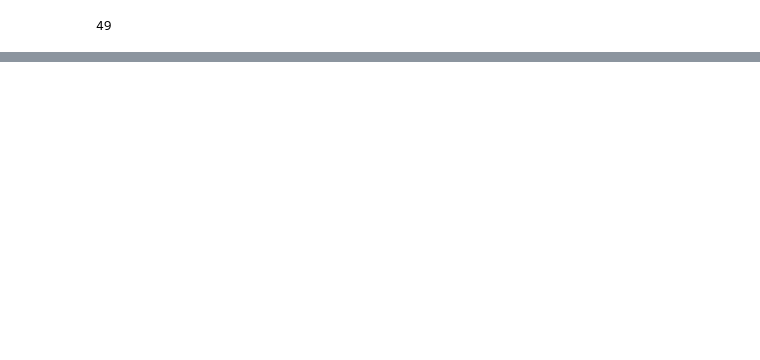
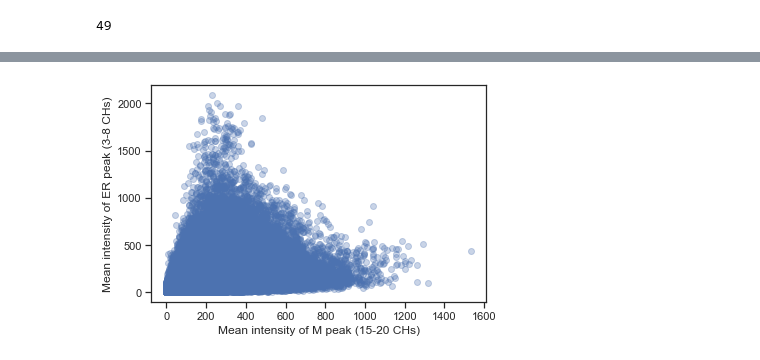
Before and after one commit to ajannamay/Spectral_imaging, a Jupyter notebook: ER-Mito_contact.ipynb, the cells around one changed output, grey strips where cells are left out. Cells and saved outputs as stored; diff of their text form; code cells hidden in the pictures; blank space fills up the shorter version.

```diff
--- a/ER-Mito_contact.ipynb
+++ b/ER-Mito_contact.ipynb
@@ -127,0 +162,7 @@ plt.show()
+# %%
+FOV3_1.generate_peaks_scatter_plot(2,7,14,19)
+plt.ylim(top=2000)
+plt.xlim(right=2000)
+plt.show()
+# %% [output]
+[figure, added]
```
Also changed, not shown: parts of 29 cells of this notebook, 1 other file.
